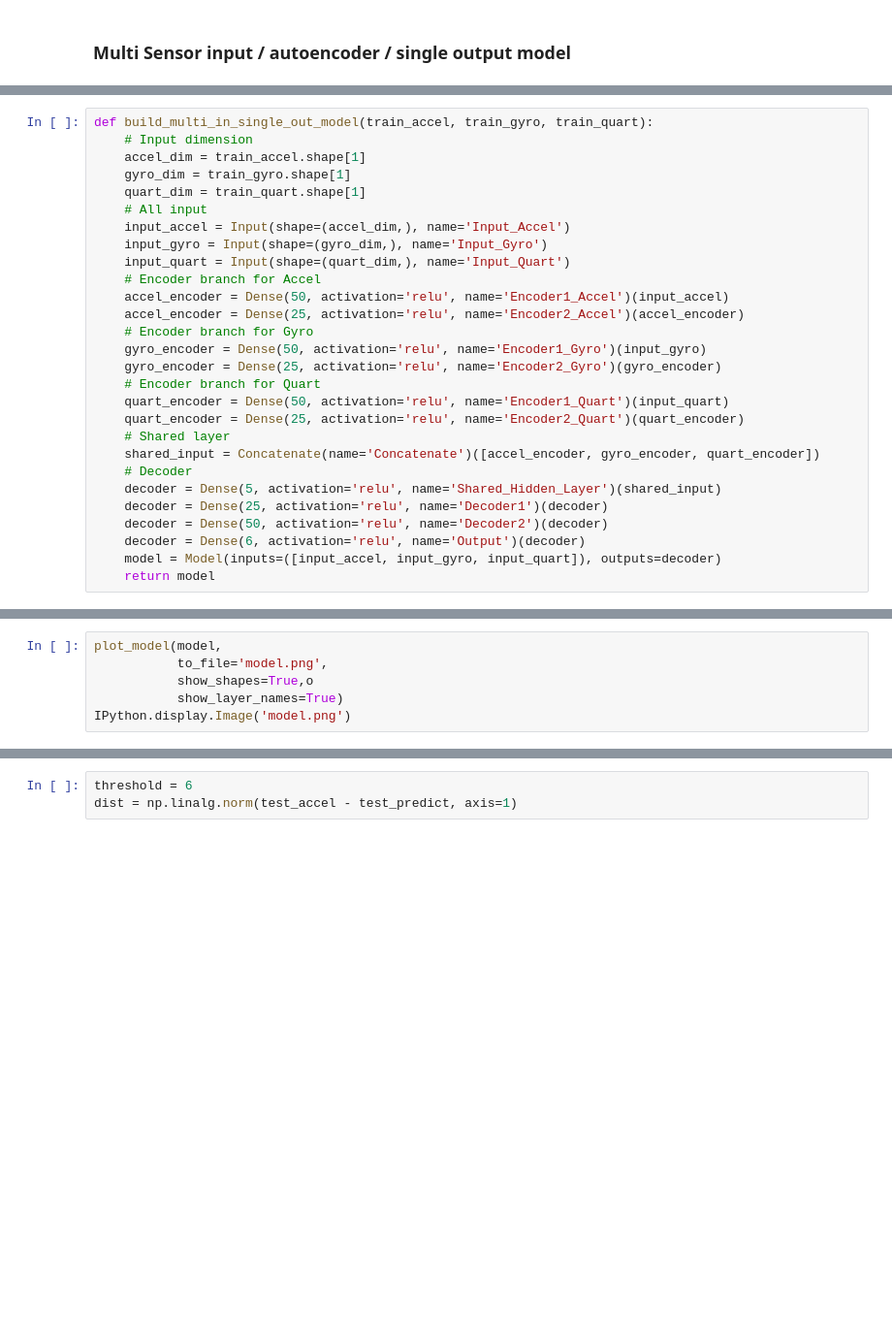
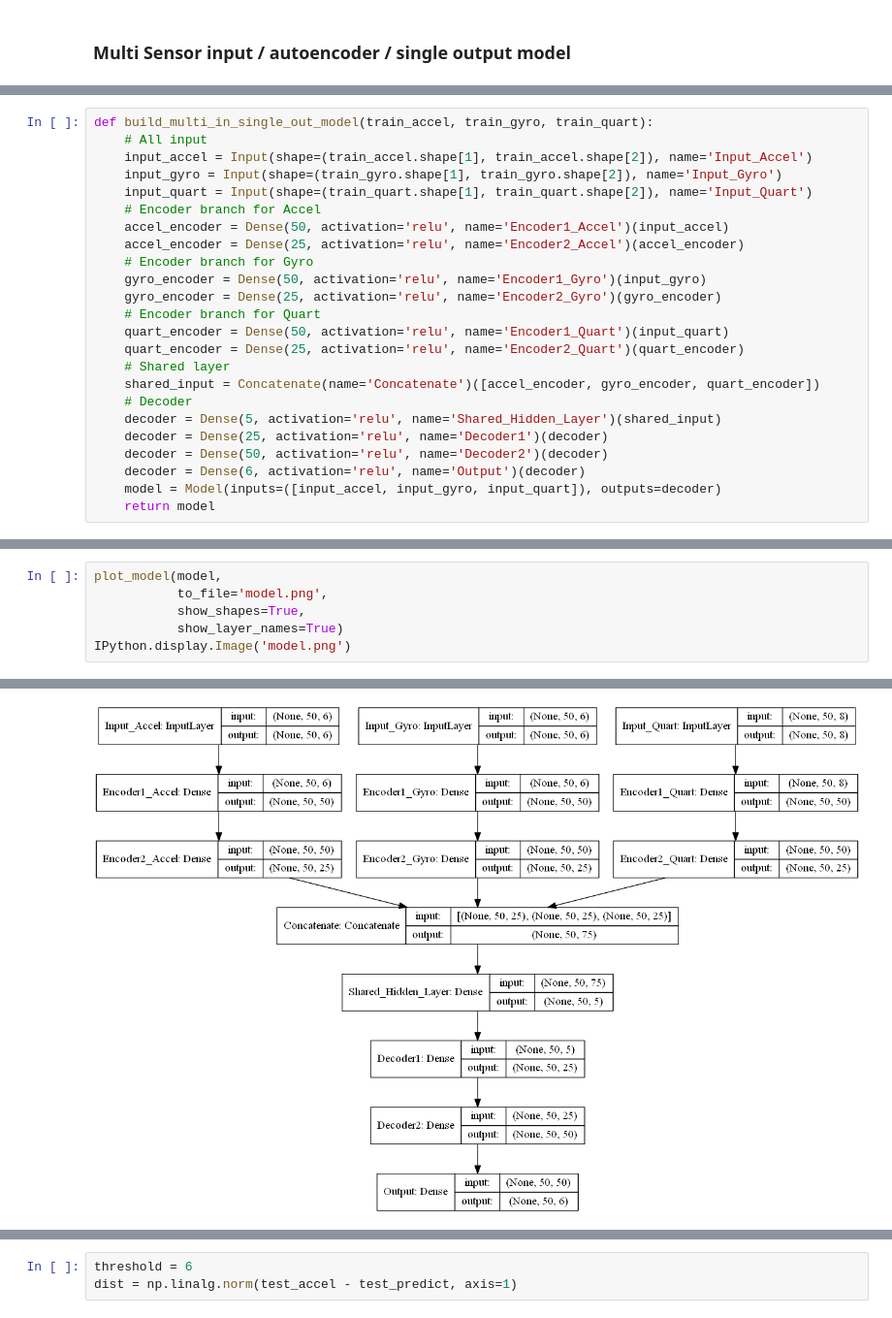
Before and after one commit to raymondng76/PRS-ISSM-2019-09-09-IS1FT-CA3, a Jupyter notebook: code/CA3.ipynb, the cells around one changed output, grey strips where cells are left out. Shown at 97% size. Drawn from its saved outputs; the diff is of its cells as text; blank space fills up the shorter version.

```diff
--- a/code/CA3.ipynb
+++ b/code/CA3.ipynb
@@ -361,14 +365,10 @@ EPOCH = 20
 BATCH_SIZE = 24
 # %%
 def build_multi_in_single_out_model(train_accel, train_gyro, train_quart):
-    # Input dimension
-    accel_dim = train_accel.shape[1]
-    gyro_dim = train_gyro.shape[1]
-    quart_dim = train_quart.shape[1]
     # All input
-    input_accel = Input(shape=(accel_dim,), name='Input_Accel')
-    input_gyro = Input(shape=(gyro_dim,), name='Input_Gyro')
-    input_quart = Input(shape=(quart_dim,), name='Input_Quart')
+    input_accel = Input(shape=(train_accel.shape[1], train_accel.shape[2]), name='Input_Accel')
+    input_gyro = Input(shape=(train_gyro.shape[1], train_gyro.shape[2]), name='Input_Gyro')
+    input_quart = Input(shape=(train_quart.shape[1], train_quart.shape[2]), name='Input_Quart')
     # Encoder branch for Accel
     accel_encoder = Dense(50, activation='relu', name='Encoder1_Accel')(input_accel)
     accel_encoder = Dense(25, activation='relu', name='Encoder2_Accel')(accel_encoder)
@@ -411,7 +411,7 @@ ________________________________________________________________________________
 # %%
 plot_model(model,
            to_file='model.png',
-           show_shapes=True,o
+           show_shapes=True,
            show_layer_names=True)
 IPython.display.Image('model.png')
 # %% [output]
@@ -419 +418,2 @@ SyntaxError: invalid syntax (<ipython-input-34-40b677c815bf>, line 4)
+[figure, added]
 # %%
```
Also changed, not shown: parts of 36 cells of this notebook.
